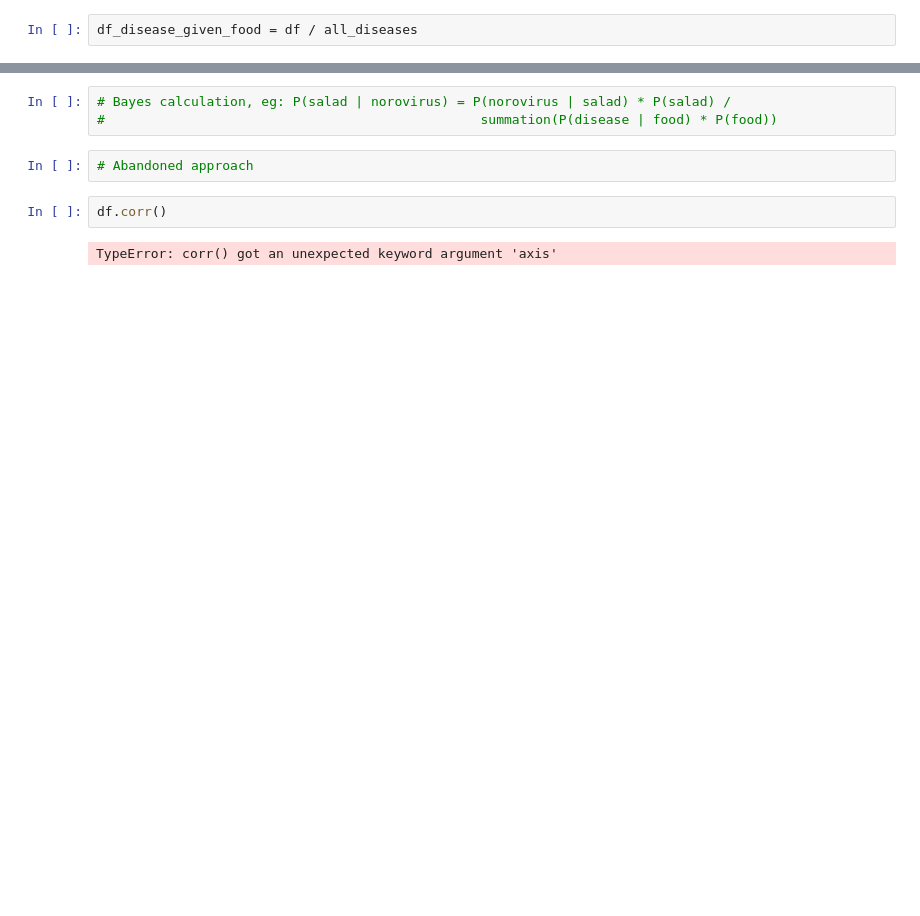
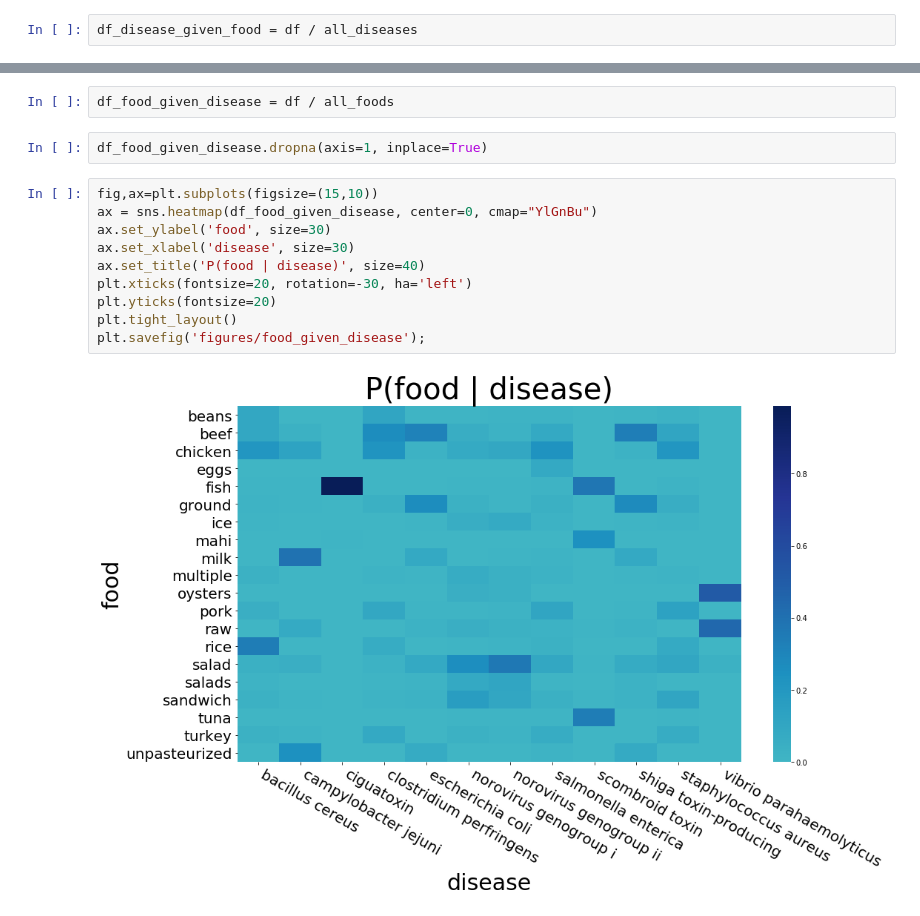
Before and after one commit to heathcliffs34/capstone_1, a Jupyter notebook: capstone1_food_species_correlation.ipynb, the cells around one changed output, grey strips where cells are left out. Drawn from its saved outputs; the diff is of its cells as text; blank space fills up the shorter version.

```diff
--- a/capstone1_food_species_correlation.ipynb
+++ b/capstone1_food_species_correlation.ipynb
@@ -197,9 +100,16 @@ dtype: float64
-# %%
-# Bayes calculation, eg: P(salad | norovirus) = P(norovirus | salad) * P(salad) /
-#                                                summation(P(disease | food) * P(food))
-# %%
-# Abandoned approach
-# %%
-df.corr()
-# %% [output]
-TypeError: corr() got an unexpected keyword argument 'axis'
+# %%
+df_food_given_disease = df / all_foods
+# %%
+df_food_given_disease.dropna(axis=1, inplace=True)
+# %%
+fig,ax=plt.subplots(figsize=(15,10))
+ax = sns.heatmap(df_food_given_disease, center=0, cmap="YlGnBu")
+ax.set_ylabel('food', size=30)
+ax.set_xlabel('disease', size=30)
+ax.set_title('P(food | disease)', size=40)
+plt.xticks(fontsize=20, rotation=-30, ha='left')
+plt.yticks(fontsize=20)
+plt.tight_layout()
+plt.savefig('figures/food_given_disease');
+# %% [output]
+[figure, added]
```
Also changed, not shown: parts of 36 cells of this notebook, 4 other files.
